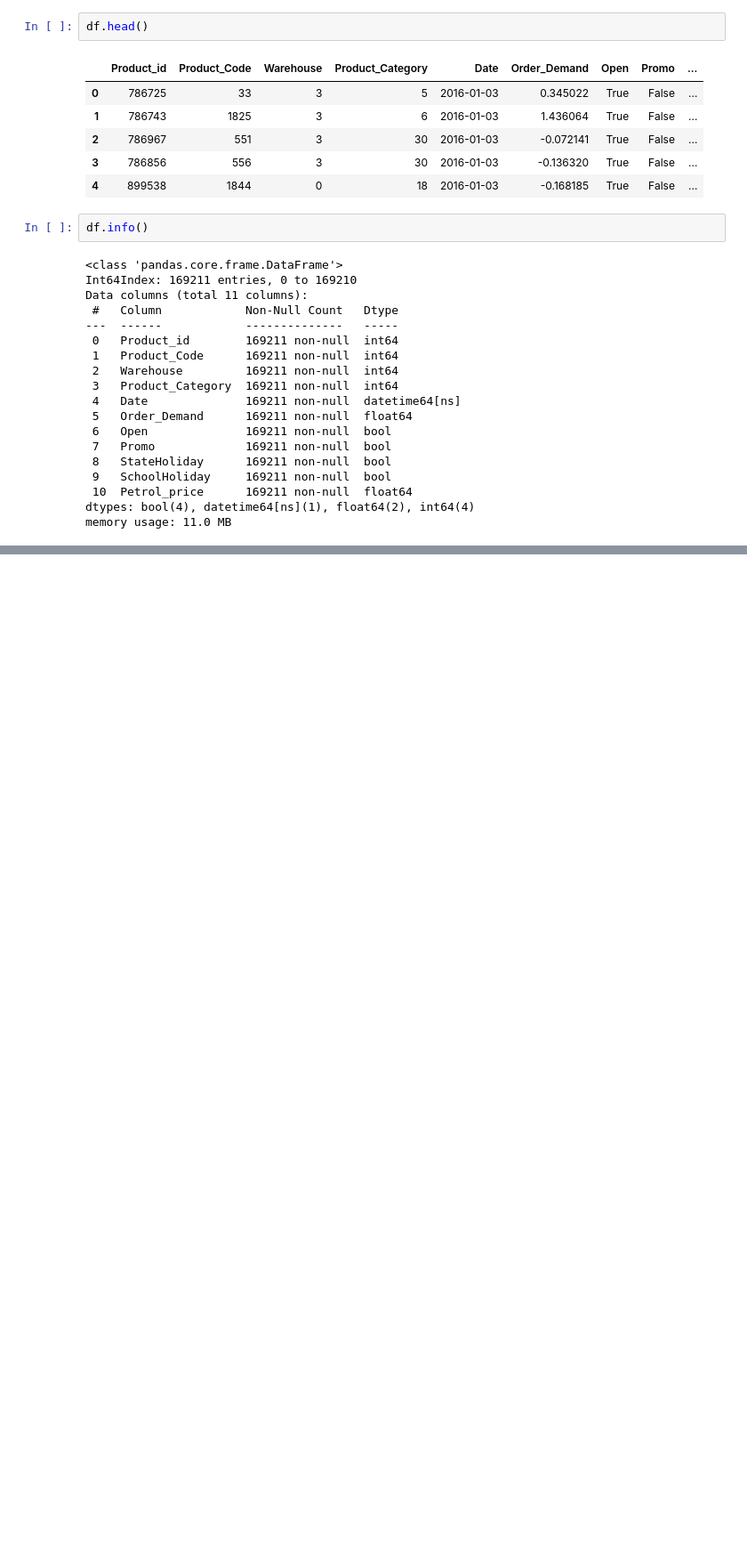
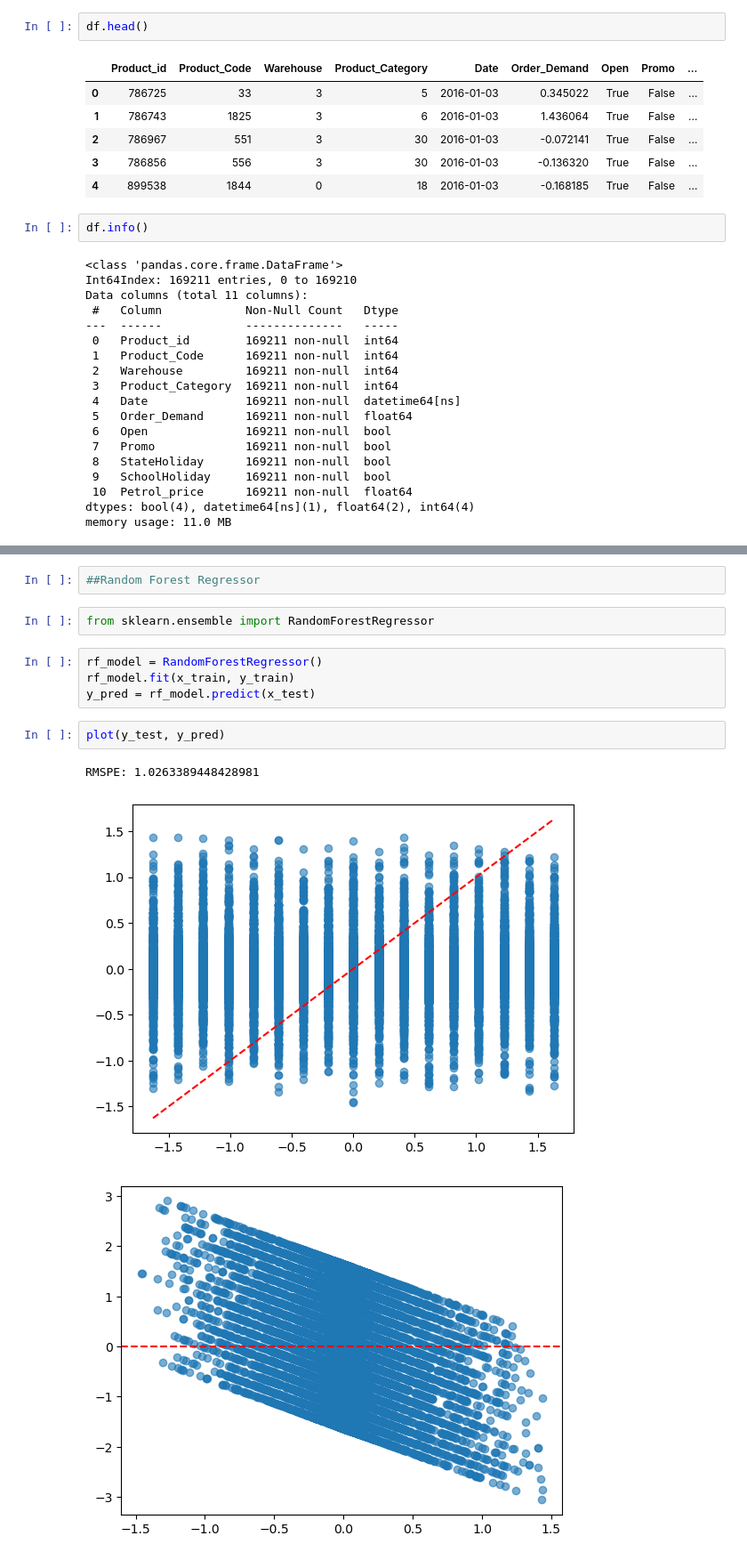
Before and after one commit to srinivas-300/Demand-forecasting, a Jupyter notebook: notebooks/Model_exploring.ipynb, the cells around one changed output, grey strips where cells are left out. Shown at 89% size. Drawn from its saved outputs; the diff is of its cells as text; blank space fills up the shorter version.

```diff
--- a/notebooks/Model_exploring.ipynb
+++ b/notebooks/Model_exploring.ipynb
@@ -129,0 +205,14 @@ memory usage: 11.0 MB
+# %%
+##Random Forest Regressor
+# %%
+from sklearn.ensemble import RandomForestRegressor
+# %%
+rf_model = RandomForestRegressor()
+rf_model.fit(x_train, y_train)
+y_pred = rf_model.predict(x_test)
+# %%
+plot(y_test, y_pred)
+# %% [output]
+RMSPE: 1.0263389448428981
+[figure, added]
+[figure, added]
```
Also changed, not shown: parts of 20 cells of this notebook.
